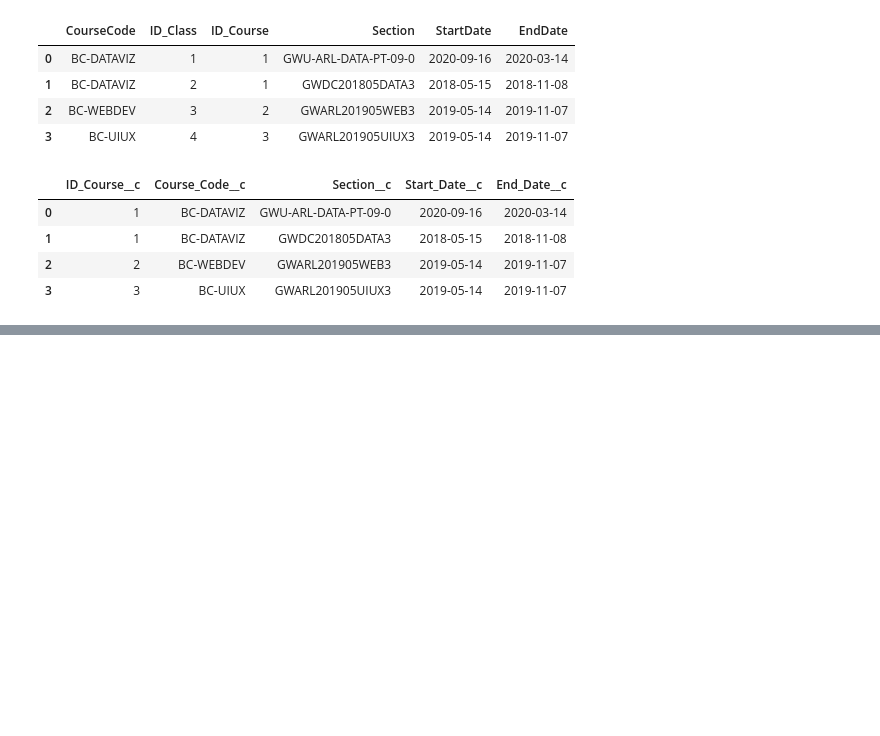
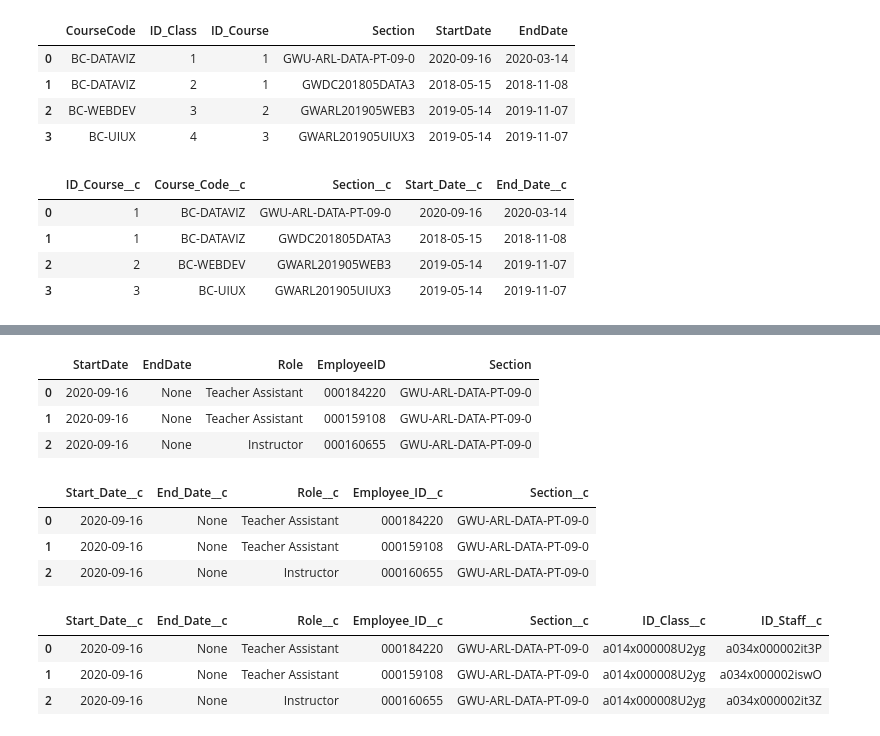
Before and after one commit to citizendez/ETL-Salesforce, a Jupyter notebook: ETL.ipynb, the cells around one changed output, grey strips where cells are left out. Drawn from its saved outputs; the diff is of its cells as text; code cells hidden in the pictures; blank space fills up the shorter version.

```diff
--- a/ETL.ipynb
+++ b/ETL.ipynb
@@ -445,0 +548,4 @@ for rec in class_data_records:
+# %%
+#convert dataframe to a list of dictionaries
+claspart_data_records = claspart_data_df.to_dict('records')
+claspart_data_records
@@ -445,0 +612,53 @@ for rec in class_data_records:
+# %%
+# Query the `staff assignment, class, staff` tables from MySQL
+query = '''
+    SELECT
+        sa.StartDate,
+        sa.EndDate,
+        sa.Role,
+        s.EmployeeID,
+        c.Section
+    FROM staffassignment sa
+    INNER JOIN staff s
+    ON s.ID_Staff = sa.ID_Staff
+    INNER JOIN class c
+    ON c.ID_Class = sa.ID_Class
+'''
+
+sa_data_df = pd.read_sql(query, conn)
+sa_data_df.head()
+# %% [output]
+|  | StartDate | EndDate | Role | EmployeeID | Section |
+| 0 | 2020-09-16 | None | Teacher Assistant | 000184220 | GWU-ARL-DATA-PT-09-0 |
+| 1 | 2020-09-16 | None | Teacher Assistant | 000159108 | GWU-ARL-DATA-PT-09-0 |
+| 2 | 2020-09-16 | None | Instructor | 000160655 | GWU-ARL-DATA-PT-09-0 |
+# %%
+#rename columns from staff assign table
+sa_data_df.rename(columns={
+    'StartDate':'Start_Date__c',
+    'EndDate':'End_Date__c',
+    'Role':'Role__c',
+    'EmployeeID':'Employee_ID__c',
+    'Section':'Section__c'
+}, inplace=True)
+
+sa_data_df.head()
+# %% [output]
+|  | Start_Date__c | End_Date__c | Role__c | Employee_ID__c | Section__c |
+| 0 | 2020-09-16 | None | Teacher Assistant | 000184220 | GWU-ARL-DATA-PT-09-0 |
+| 1 | 2020-09-16 | None | Teacher Assistant | 000159108 | GWU-ARL-DATA-PT-09-0 |
+| 2 | 2020-09-16 | None | Instructor | 000160655 | GWU-ARL-DATA-PT-09-0 |
+# %%
+#merge MySQL staff assign table to salesforce FK lookup tables
+#staff assignment and class
+staffass_data_df = pd.merge(sa_data_df, class_lookup_df, how='left', on='Section__c')
+
+#merged cp data with student
+staffass_data_df = pd.merge(staffass_data_df, staff_lookup_df, how='left', on='Employee_ID__c')
+
+staffass_data_df.head()
+# %% [output]
+|  | Start_Date__c | End_Date__c | Role__c | Employee_ID__c | Section__c | ID_Class__c | ID_Staff__c |
+| 0 | 2020-09-16 | None | Teacher Assistant | 000184220 | GWU-ARL-DATA-PT-09-0 | a014x000008U2yg | a034x000002it3P |
+| 1 | 2020-09-16 | None | Teacher Assistant | 000159108 | GWU-ARL-DATA-PT-09-0 | a014x000008U2yg | a034x000002iswO |
+| 2 | 2020-09-16 | None | Instructor | 000160655 | GWU-ARL-DATA-PT-09-0 | a014x000008U2yg | a034x000002it3Z |
```
Also changed, not shown: parts of 24 cells of this notebook.
